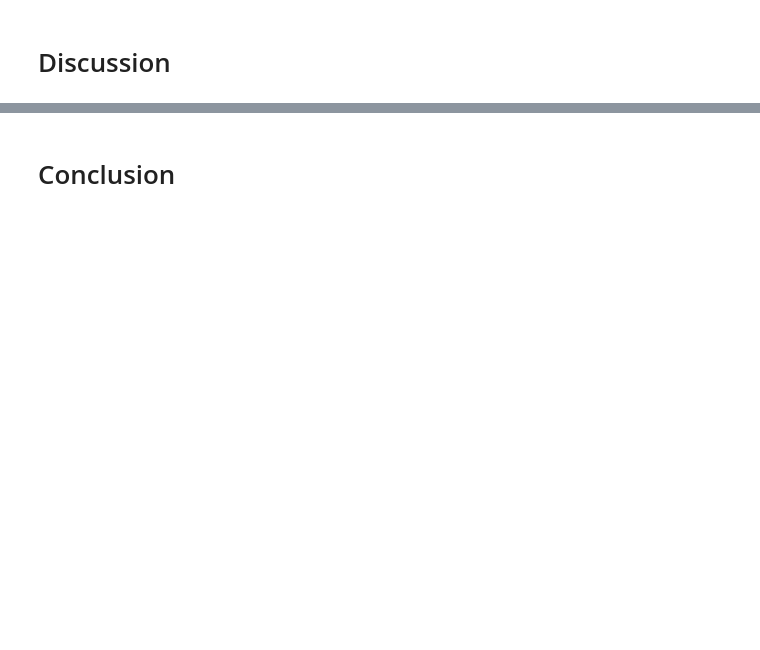
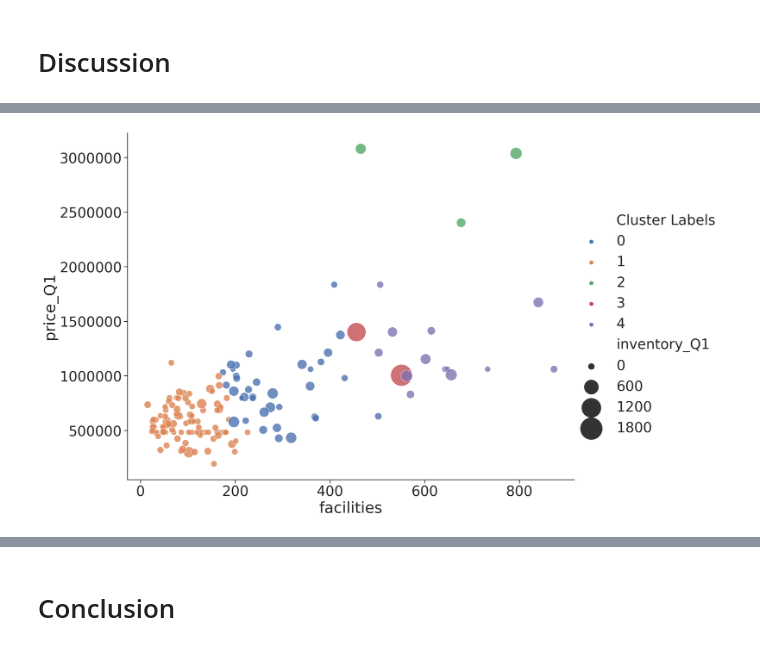
Before and after one commit to Yinying-Lisa/NYC-Venues-and-Real-Estate-Clusters, a Jupyter notebook: Capstone.ipynb, the cells around one changed output, grey strips where cells are left out. Cells and saved outputs as stored; diff of their text form; code cells hidden in the pictures; blank space fills up the shorter version.

```diff
--- a/Capstone.ipynb
+++ b/Capstone.ipynb
@@ -60,0 +730,6 @@ Data downloaded!
+# %%
+sns.set(style='ticks',font_scale=2.2)
+ax = sns.relplot(data=cluster1, x='facilities',y='price_Q1',palette="deep",alpha=0.8,
+            size='inventory_Q1',aspect=1.4,height=10,hue='Cluster Labels',sizes=(100,1400),size_norm=(0,1600))
+# %% [output]
+[figure, added]
```
Also changed, not shown: parts of 114 cells of this notebook, 5 other files.
